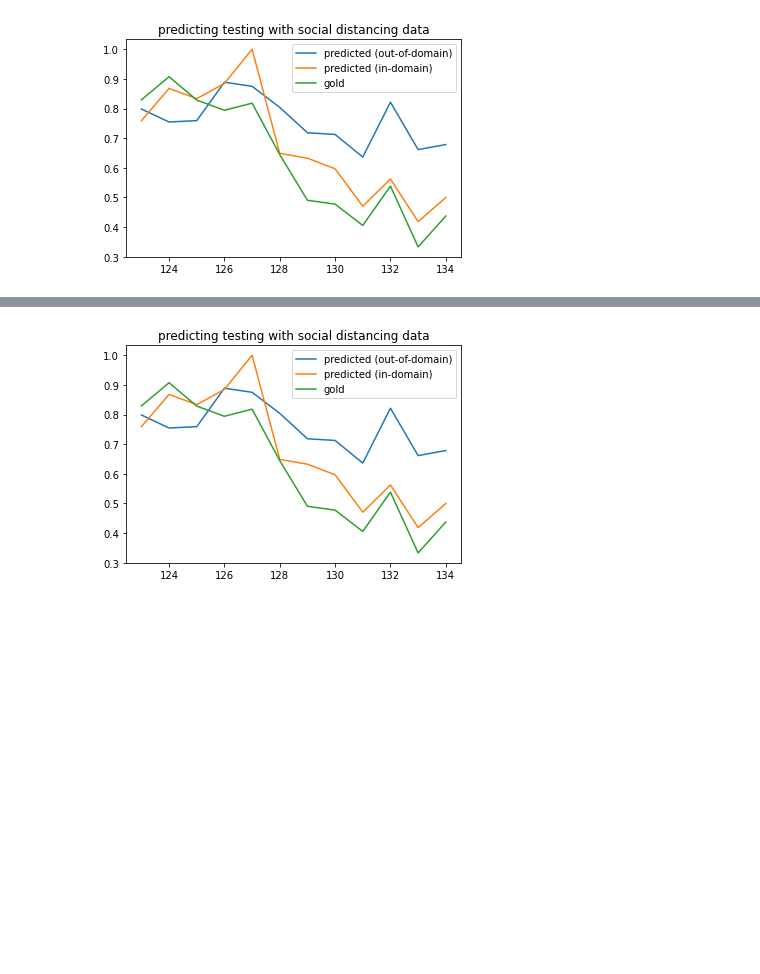
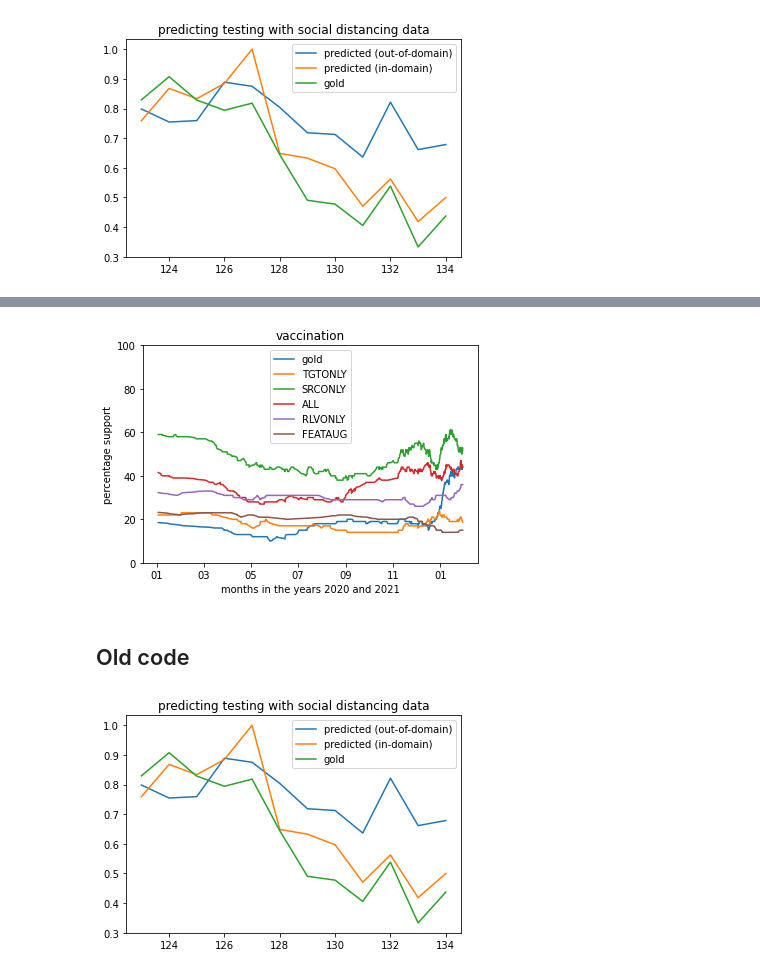
Before and after one commit to puregome/notebooks, a Jupyter notebook: domain-adaptation.ipynb, the cells around one changed output, grey strips where cells are left out. Cells and saved outputs as stored; diff of their text form; code cells hidden in the pictures; blank space fills up the shorter version.

```diff
--- a/domain-adaptation.ipynb
+++ b/domain-adaptation.ipynb
@@ -788,0 +1487,2 @@ if False:
+# %%
+run_relevant_experiment_expand_features_new(f"predictionLabelsTestVVT-{DIM}-{EPOCH}-{LR}.pickle", fasttext_data_list_vaccination, fasttext_data_list_distance, "vaccination")
@@ -788,0 +1726,7 @@ if False:
+# %%
+graph_data_vaccination_gold = make_graph_data(get_labels_from_fasttext_data(fasttext_data_list_vaccination))
+graph_data_vaccination_FFT = make_graph_data(get_prediction_labels_list(read_fasttext_data(f"predictionLabelsTestVVT-{DIM}-{EPOCH}-{LR}.pickle")))
+graph_data_vaccination_DFT = make_graph_data(get_prediction_labels_list([model_distance.predict(fasttext_data_list_vaccination)]))
+graph_data_vaccination_EFT = make_graph_data(get_prediction_labels_list(read_fasttext_data(f"predictionLabelsTestEVT-{DIM}-{EPOCH}-{LR}.pickle")))
+graph_data_vaccination_RLV = make_graph_data(read_fasttext_data("predictionLabelsTestVVT-300-200-0.2.pickle.RLV-300-200-0.2.pickle"))
+graph_data_vaccination_EXG = make_graph_data(read_fasttext_data("predictionLabelsTestVVT-300-200-0.2.pickle.EXG-300-200-0.2.pickle"))
@@ -789,3 +1751,33 @@ if False:
+# %%
+TIME_FILE = "csv/time_data.vaccin-202001-202101-1000.csv"
+
+time_data_vaccination_all = pd.read_csv(TIME_FILE, index_col="id_str").to_dict(orient="series")['created_at']
+time_data_vaccination = []
+for tweet_id in tweet_ids_vaccination:
+    try:
+        time_data_vaccination.append(datetime.datetime.strptime(time_data_vaccination_all[tweet_id], "%a %b %d %H:%M:%S %z %Y"))
+    except:
+        print(f"key not found {tweet_id}")
+# %%
+fig, ax = plt.subplots()
+ax.xaxis.set_major_formatter(mdates.DateFormatter("%m"))
+ax.plot_date(time_data_vaccination, graph_data_vaccination_gold, fmt="-", label="gold")
+ax.plot_date(time_data_vaccination, graph_data_vaccination_FFT, fmt="-", label="TGTONLY")
+ax.plot_date(time_data_vaccination, graph_data_vaccination_DFT, fmt="-", label="SRCONLY")
+ax.plot_date(time_data_vaccination, graph_data_vaccination_EFT, fmt="-", label="ALL")
+ax.plot_date(time_data_vaccination, graph_data_vaccination_RLV, fmt="-", label="RLVONLY")
+ax.plot_date(time_data_vaccination, graph_data_vaccination_EXG, fmt="-", label="FEATAUG")
+plt.ylim(0, 100)
+plt.title("vaccination")
+plt.xlabel("months in the years 2020 and 2021")
+plt.ylabel("percentage support")
+plt.legend()
+plt.savefig("clin-vaccination.png")
+plt.show()
+# %% [output]
+[figure, added]
+# %% [markdown]
+## Old code
 # %%
 predictionLabelsTestDT = read_fasttext_data("predictionLabelsTestDT.pickle")
 predictionLabelsTestTT = read_fasttext_data("predictionLabelsTestTT.pickle")
```
Also changed, not shown: parts of 121 cells of this notebook.
